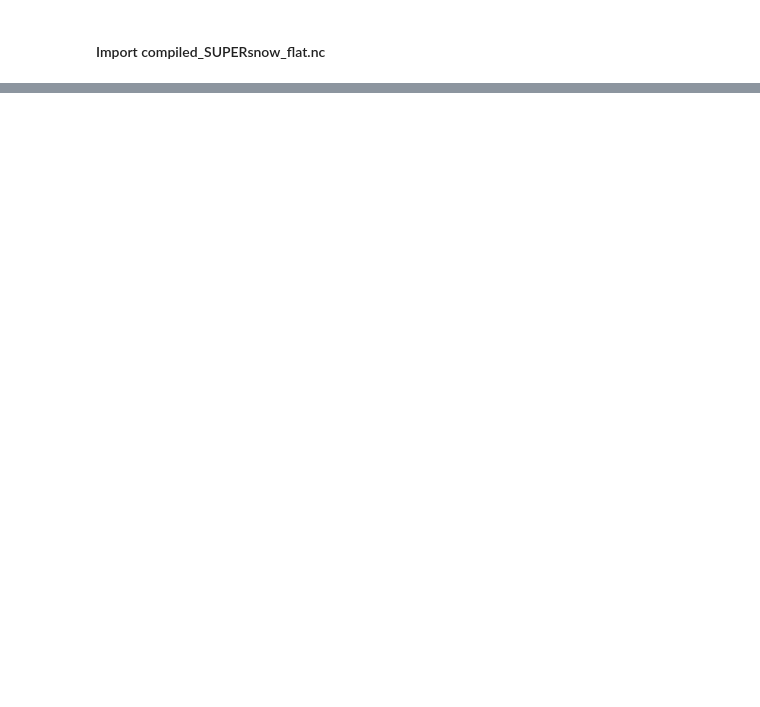
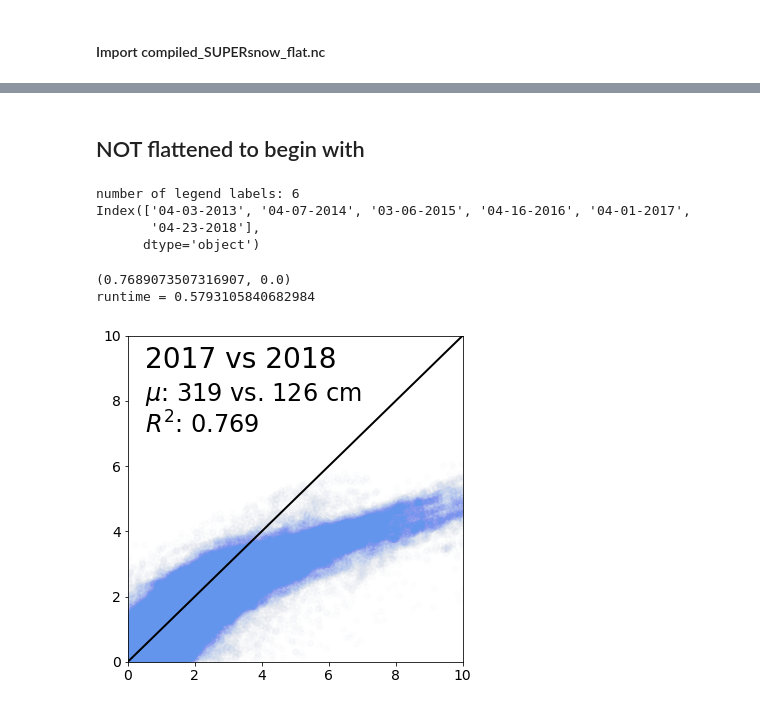
Before and after one commit to meganmason/jlabs, a Jupyter notebook: xarray/one_to_one.ipynb, the cells around one changed output, grey strips where cells are left out. Cells and saved outputs as stored; diff of their text form; code cells hidden in the pictures; blank space fills up the shorter version.

Commit message:
one_to_one is suitable. Could still use more automated function for running multiple, but plots are nice! Using ds as is, not the 'flattened' version

```diff
--- a/xarray/one_to_one.ipynb
+++ b/xarray/one_to_one.ipynb
@@ -13,6 +13,13 @@ import xarray as xr
 # import dask.array as da
 from dask.diagnostics import ProgressBar
 from dask.distributed import Client, LocalCluster
+# %%
+# fontsize, linewitch, etc.
+fs_titles = 24
+fs_labels = 24
+fs_axes = 20
+fs_text = 20
+fs_legend = 20
 # %% [markdown]
 #### Import compiled_SUPERsnow_flat.nc
 # %%
@@ -84,9 +77,9 @@ w = one_to_one('2013-04-03', '2014-04-07')
 # %%
-s1 = ds.snow.sel(time='2013-04-03').values
-s1_gt_zero = s1 > 0
-s2 = ds.snow.sel(time='2014-04-07').values
-s2_gt_zero = s2 > 0
+# s1 = ds.snow.sel(time='2013-04-03').values
+# s1_gt_zero = s1 > 0
+# s2 = ds.snow.sel(time='2014-04-07').values
+# s2_gt_zero = s2 > 0
 
 
-s1.close()
-s2.close()
+# s1.close()
+# s2.close()
@@ -104,0 +91,25 @@ AttributeError: 'numpy.ndarray' object has no attribute 'close'
+# %% [markdown]
+## NOT flattened to begin with
+# %%
+fname = '~/Documents/research/sierra/data/compiled_SUPERsnow.nc'
+
+#~~~~ ds full
+ds = xr.open_dataset(fname,  chunks={'time':1,'x':1000,'y':1000})
+ds.close()
+
+#~~~~ ds peak
+dpeak = ds.isel(time=[0,7,18,30,42,49]) #0,7,22,28,41,49]
+dpeak.close()
+
+ds = dpeak
+ds.close()
+# %%
+# legends/labels
+d_str = pd.to_datetime(ds['time'].values).strftime("%m-%d-%Y")
+print('number of legend labels:', len(d_str))
+print(d_str)
+# %% [output]
+number of legend labels: 6
+Index(['04-03-2013', '04-07-2014', '03-06-2015', '04-16-2016', '04-01-2017',
+       '04-23-2018'],
+      dtype='object')
@@ -104,0 +169,14 @@ AttributeError: 'numpy.ndarray' object has no attribute 'close'
+# %%
+t=time.time()
+
+plt.figure(figsize=(6,6))
+l1,l2 = one_to_one('2017-04-01', '2018-04-23')
+plt.savefig('../figs/one2one_{}_vs_{}'.format(l1,l2), dpi=300)
+
+
+tt=time.time()
+print('runtime =', (tt-t)/60)
+# %% [output]
+(0.7689073507316907, 0.0)
+runtime = 0.5793105840682984
+[figure, added]
```
Also changed, not shown: parts of 7 cells of this notebook, 5 other files.
